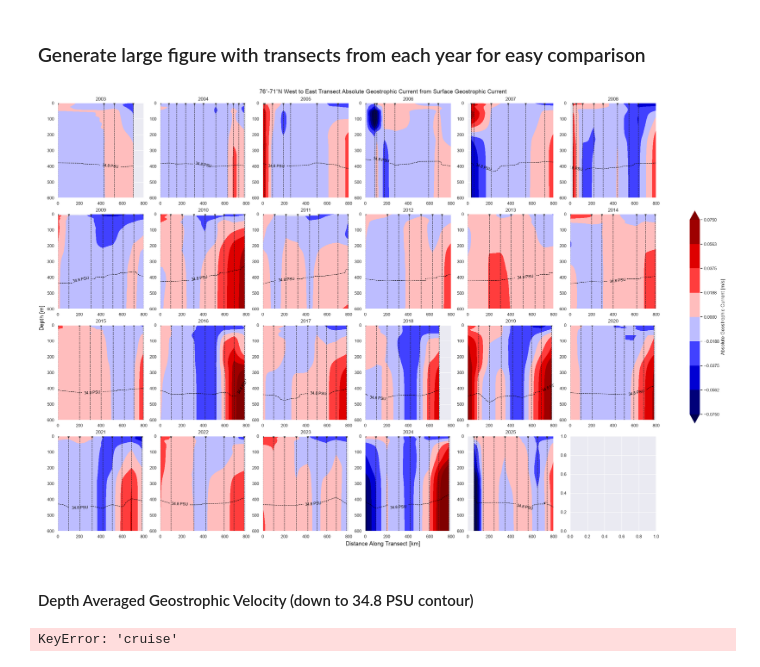
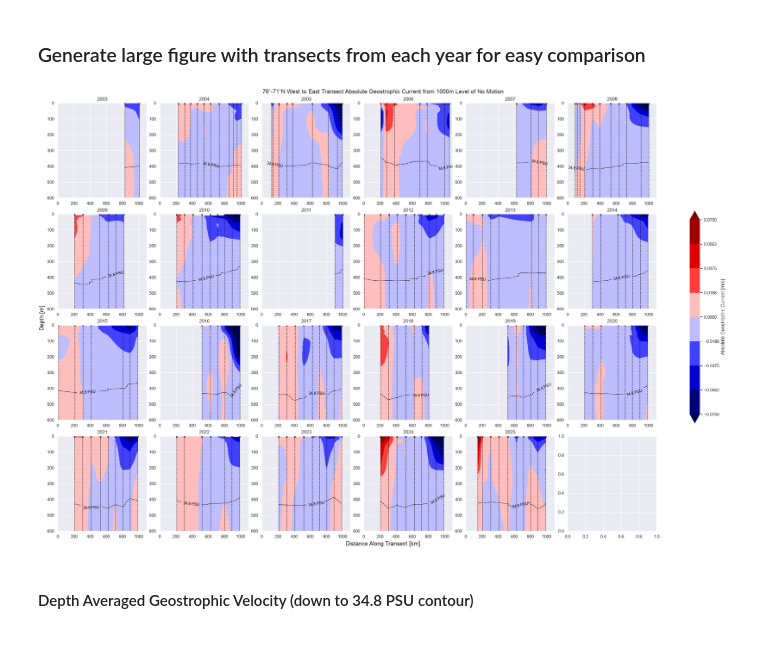
Before and after one commit to ben-sprague/3D-TEA-BAG, a Jupyter notebook: geo_vel.ipynb, the cells around one changed output. Cells and saved outputs as stored; diff of their text form; code cells hidden in the pictures.

Commit message:
Use new import functoin for newly processed data

```diff
--- a/geo_vel.ipynb
+++ b/geo_vel.ipynb
@@ -38,7 +38,7 @@ import ocean_tools as fod
 from datatools.DOT.DataServer import DataServer
 # %%
 #Define if processing should be done from scratch or preload CTD transects
-process_from_scratch = False
+process_from_scratch = True
 # %% [markdown]
 ### Extract the CTD Transects from the full dataset
 * Read in the data
@@ -180,10 +180,10 @@ plt.show()
 * Run the injest/cleaning function on each array of transects to remove nan data, calculate various parameters, ensure all variable naming is consistent, and add variable metadata to easier plotting later on
 * Includes calculature thermal wind shear ($\frac{\partial U_g}{\partial z} = \frac{g}{\rho f_c}\frac{\partial \rho}{\partial y}$)
 # %%
-e_ns_cruise_transects = dsops.to_dict_by_cruise(e_ns_transect, process=process_from_scratch)
-w_ns_cruise_transects = dsops.to_dict_by_cruise(w_ns_transect, process=process_from_scratch)
-n_ew_cruise_transects = dsops.to_dict_by_cruise(n_ew_transect, process=process_from_scratch)
-s_ew_cruise_transects = dsops.to_dict_by_cruise(s_ew_transect, process=process_from_scratch)
+e_ns_cruise_transects = dsops.to_dict_by_cruise(e_ns_transect, process=process_from_scratch, datum = (70,-140))
+w_ns_cruise_transects = dsops.to_dict_by_cruise(w_ns_transect, process=process_from_scratch, datum = (70,-150))
+n_ew_cruise_transects = dsops.to_dict_by_cruise(n_ew_transect, process=process_from_scratch, datum = (78.4,-154.6))
+s_ew_cruise_transects = dsops.to_dict_by_cruise(s_ew_transect, process=process_from_scratch, datum = (76,-160.3))
 
 all_cruise_transects = {
     'e_ns': e_ns_cruise_transects,
@@ -206,12 +206,18 @@ def integrate_agc(cruise_transect_dict):
 
         #1000m level of no motion
         abs_geo_vel = dsops.integrate_from_level_of_no_motion(transect, 1000)
-        transect['asv_lom_1000'] = abs_geo_vel
+        transect['agv_lnm_1000'] = abs_geo_vel
+        #2000m level of no motion
+        abs_geo_vel = dsops.integrate_from_level_of_no_motion(transect, 1000)
+        transect['agv_lnm_2000'] = abs_geo_vel
+        #3000m level of no motion
+        abs_geo_vel = dsops.integrate_from_level_of_no_motion(transect, 1000)
+        transect['agv_lnm_3000'] = abs_geo_vel
 
 
         #Satellite Derived Geostrophic Current
         abs_geo_vel = dsops.integrate_from_surface_current(transect, sat_data, 'new', 'ns')
-        transect['asv_surf_current'] = abs_geo_vel
+        transect['agv_surf_current'] = abs_geo_vel
 
         cruise_transect_dict[key] = transect
     return cruise_transect_dict
@@ -410,11 +413,12 @@ mega_figure = plt.figure(figsize = (24, 16), layout="constrained")
 sns.set_theme()
 
 data_sets_dicts = [e_ns_cruise_transects, w_ns_cruise_transects, n_ew_cruise_transects, s_ew_cruise_transects]
+
 track_names = ['140˚W South to North', '150˚W South to North', '78˚-75˚N West to East','76˚-71˚N West to East']
-file_names = ['e_ns', 'w_ns', 'n_ew', 's_ew']
-right_limits = [900, 900, 600, 800]
+file_names = ['ns_e', 'ns_w', 'ew_n', 'ew_s']
+right_limits = [900, 1100, 600, 1100]
 
-variable = 'asv_surf_current'
+variable = 'agv_lnm_1000'
 
 for i, transect_dict in enumerate(data_sets_dicts):
     track_name = track_names[i]
@@ -422,39 +426,35 @@ for i, transect_dict in enumerate(data_sets_dicts):
     axs = mega_figure.subplots(4,6)
     for j, key in enumerate(transect_dict):
         year = key
         transect = transect_dict[year]
 
         index = np.unravel_index(j, (4,6))
 
         mega_figure, axs[index], cbar_obj = plotter.plot_transect(
             transect=transect,
             x = 'distance',
             y = 'depth',
             data = variable,
             fig = mega_figure,
             ax = axs[index],
             cmap = colormaps['seismic'],
             title = str(year),
             levels = 0.075,
             colorbar = False,
             bounds = {'top': 0, 'bottom': 600, 'left': 0, 'right': right_limits[i]},
             xlabel=False,
             ylabel=False,
             legend=False,
             seafloor=False
         )
 
-    mega_figure.suptitle(f"{track_name} Transect Absolute Geostrophic Current from Surface Geostrophic Current")
+    mega_figure.suptitle(f"{track_name} Transect Absolute Geostrophic Current from 1000m Level of No Motion")
     mega_figure.supxlabel("Distance Along Transect [km]")
     mega_figure.supylabel("Depth [m]")
     mega_figure.colorbar(cbar_obj, ax = axs, label = "Absolute Geostrophic Current [m/s]", shrink = 0.5)
     file_name = f"{file_names[i]}_{variable}.png"
-    plt.savefig(f"/Users/ben/Desktop/3D-TEA-BAG/plots/18AUG26/{file_name}")
+    plt.savefig(f"/Users/ben/Desktop/3D-TEA-BAG/plots/{file_name}")
 # %% [output]
-[figure, old version]
+[figure, new version]
 # %% [markdown]
 #### Depth Averaged Geostrophic Velocity (down to 34.8 PSU contour)
-# %%
-dsops.zip_by_coordinate(e_ns_cruise_transects, 'cruise')
-# %% [output]
-KeyError: 'cruise'
```
Also changed, not shown: parts of 6 cells of this notebook.
